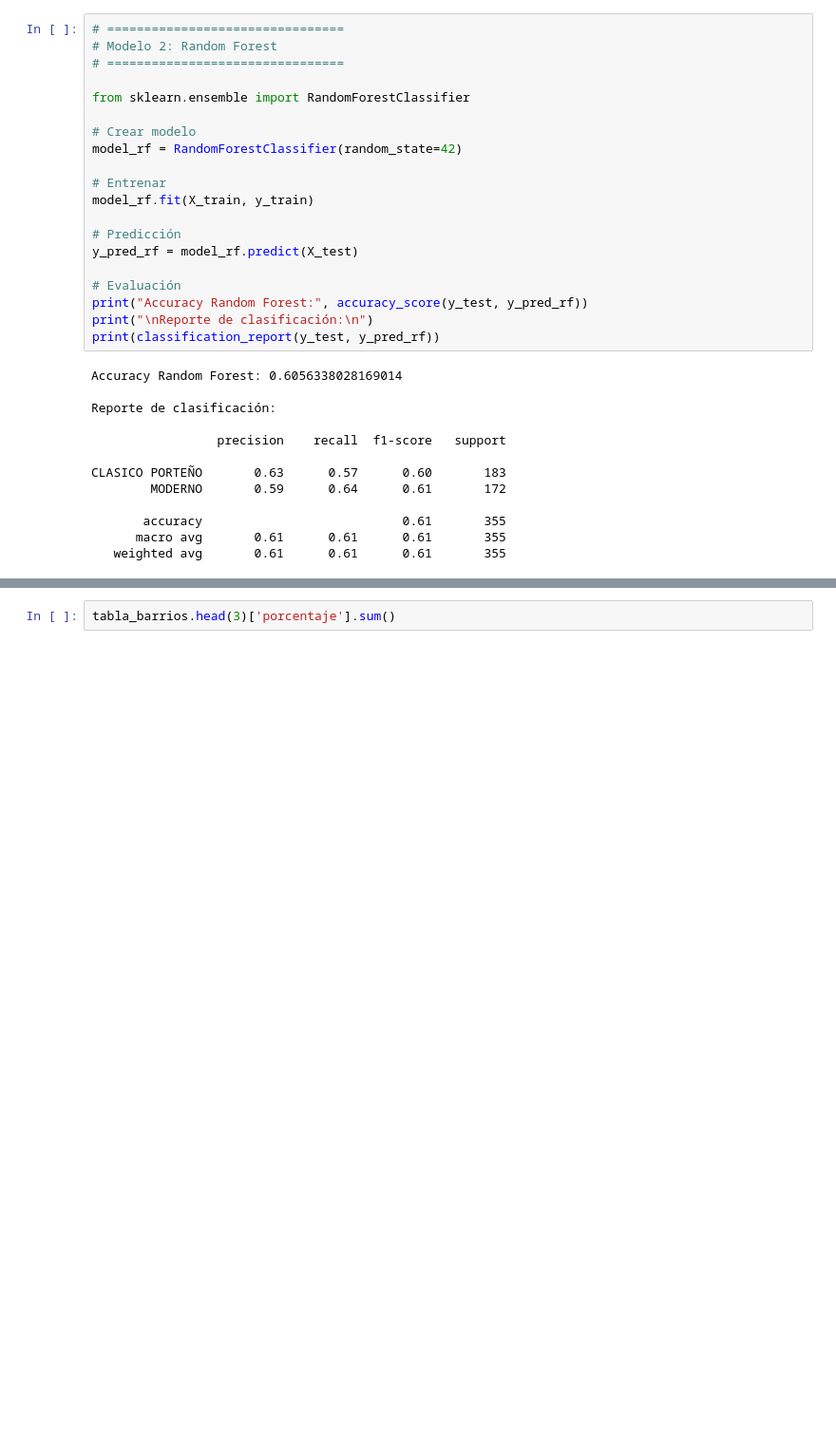
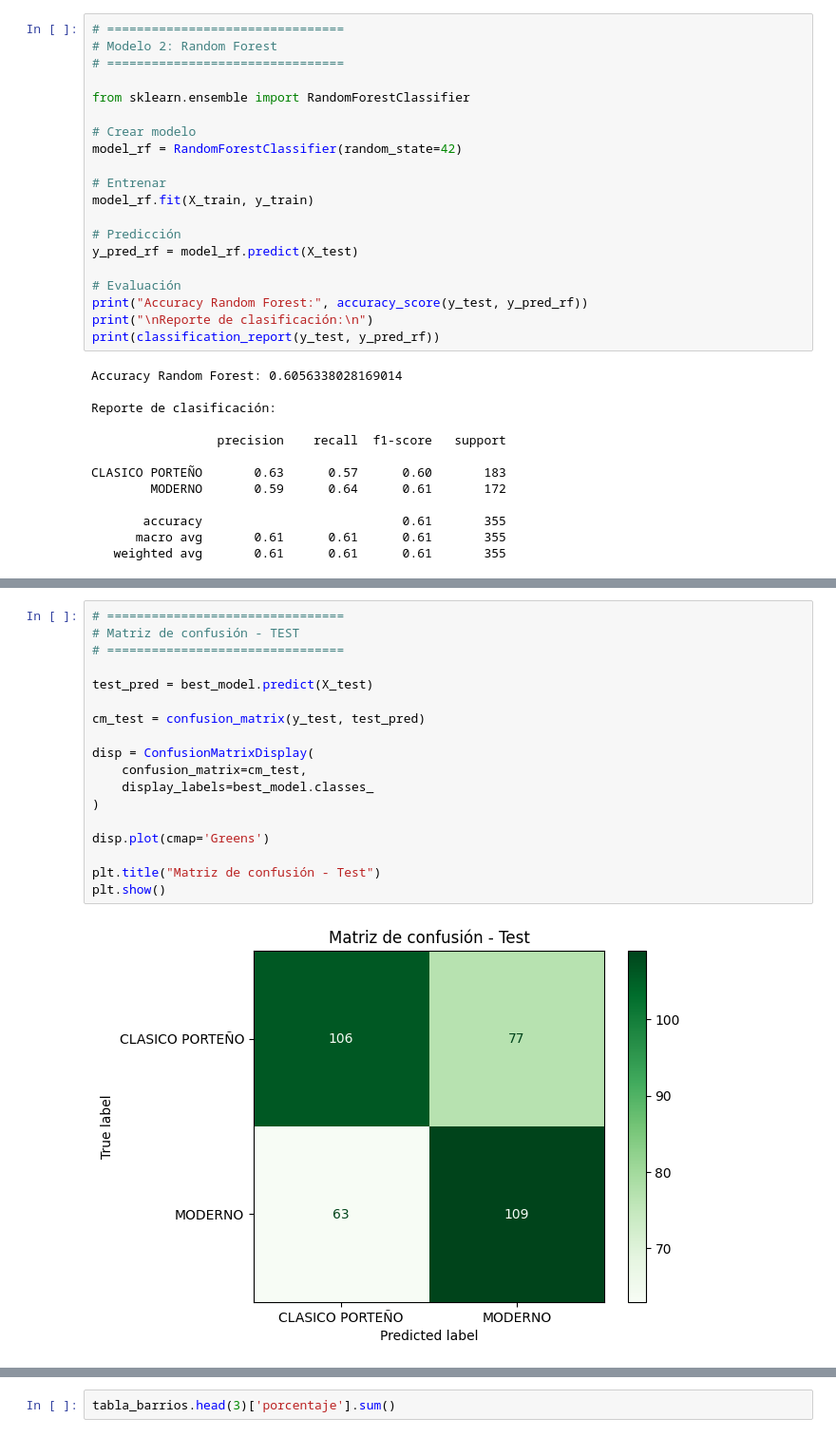
Before and after one commit to RomanCriscione/ProyectoDataScience2, a Jupyter notebook: Proyecto_Data_Science_2.ipynb, the cells around one changed output, grey strips where cells are left out. Shown at 95% size. Drawn from its saved outputs; the diff is of its cells as text; blank space fills up the shorter version.

```diff
--- a/Proyecto_Data_Science_2.ipynb
+++ b/Proyecto_Data_Science_2.ipynb
@@ -345,0 +391,20 @@ plt.show()
+# %%
+# ================================
+# Matriz de confusión - TEST
+# ================================
+
+test_pred = best_model.predict(X_test)
+
+cm_test = confusion_matrix(y_test, test_pred)
+
+disp = ConfusionMatrixDisplay(
+    confusion_matrix=cm_test,
+    display_labels=best_model.classes_
+)
+
+disp.plot(cmap='Greens')
+
+plt.title("Matriz de confusión - Test")
+plt.show()
+# %% [output]
+[figure, added]
```
Also changed, not shown: parts of 30 cells of this notebook.
